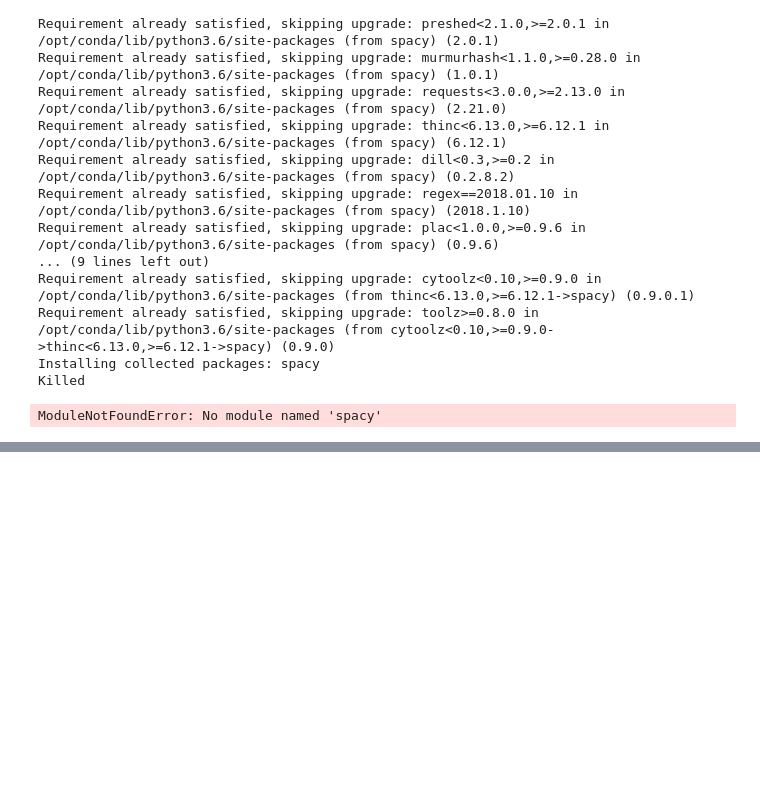
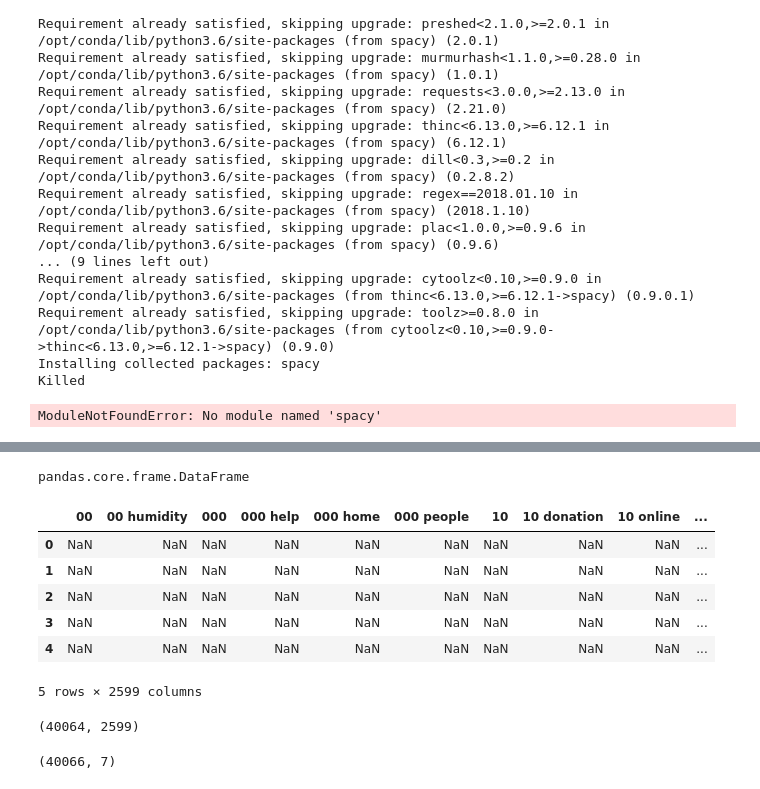
Before and after one commit to csinatra/Twitter-Disaster-Repo, a Jupyter notebook: Mike/AWS_Query.ipynb, the cells around one changed output, grey strips where cells are left out. Drawn from its saved outputs; the diff is of its cells as text; code cells hidden in the pictures; blank space fills up the shorter version.

```diff
--- a/Mike/AWS_Query.ipynb
+++ b/Mike/AWS_Query.ipynb
@@ -788,0 +794,3 @@ ModuleNotFoundError: No module named 'spacy'
+# %%
+columns = pd.read_csv('./TFIDF_col.csv', header = None)
+cols = np.array(columns[0])
@@ -788,0 +806,26 @@ ModuleNotFoundError: No module named 'spacy'
+# %%
+type(cols)
+# %% [output]
+pandas.core.frame.DataFrame
+# %%
+df_tfidf_coo =sparse.load_npz('./crisislexTFIDF_coo.npz')
+
+df_tfidf = pd.SparseDataFrame(df_tfidf_coo, columns = cols)
+# %%
+df_tfidf.head()
+# %% [output]
+|  | 00 | 00 humidity | 000 | 000 help | 000 home | 000 people | 10 | 10 donation | 10 online | ... |
+| 0 | NaN | NaN | NaN | NaN | NaN | NaN | NaN | NaN | NaN | ... |
+| 1 | NaN | NaN | NaN | NaN | NaN | NaN | NaN | NaN | NaN | ... |
+| 2 | NaN | NaN | NaN | NaN | NaN | NaN | NaN | NaN | NaN | ... |
+| 3 | NaN | NaN | NaN | NaN | NaN | NaN | NaN | NaN | NaN | ... |
+| 4 | NaN | NaN | NaN | NaN | NaN | NaN | NaN | NaN | NaN | ... |
+5 rows × 2599 columns
+# %%
+df_tfidf_coo.shape
+# %% [output]
+(40064, 2599)
+# %%
+cols.shape
+# %% [output]
+(40066, 7)
```
Also changed, not shown: parts of 5 cells of this notebook, 5 other files.
